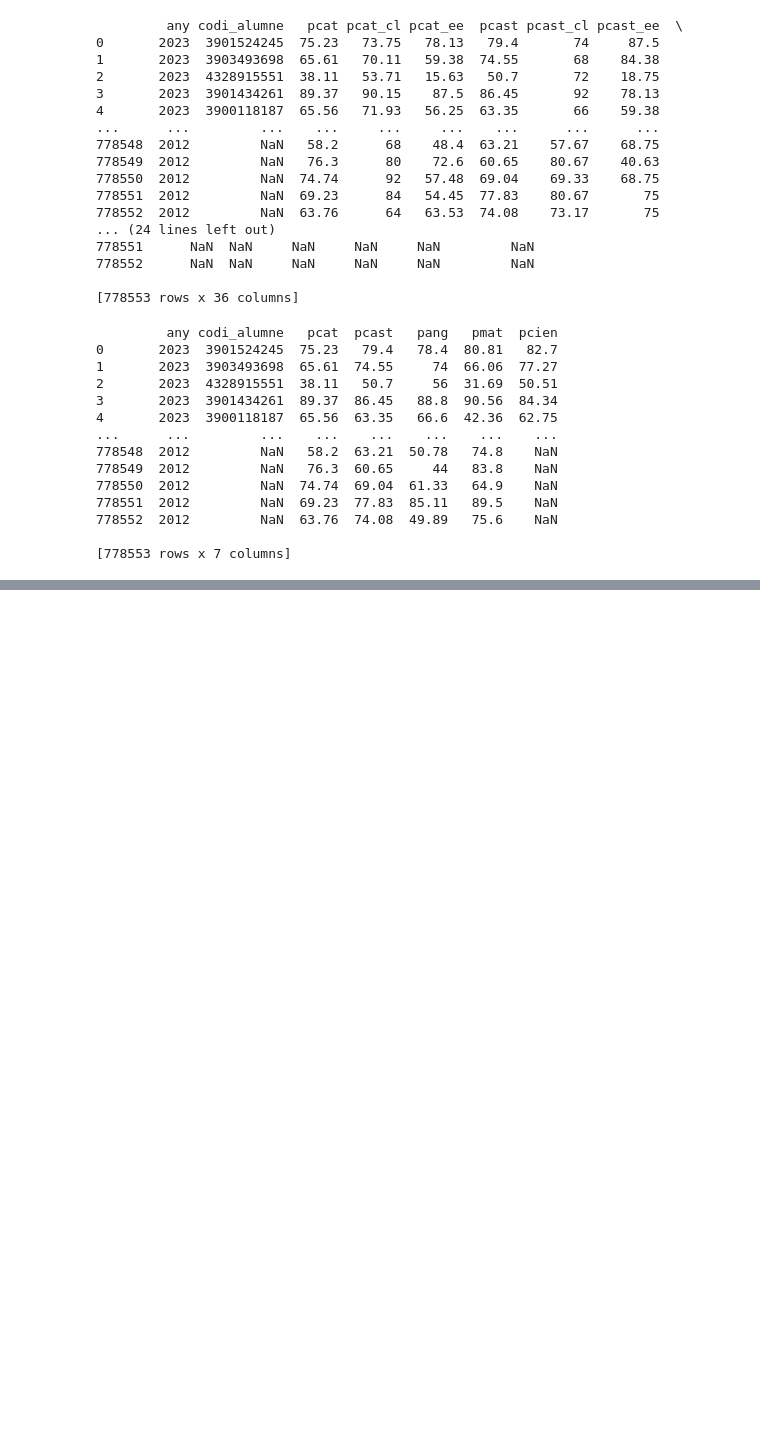
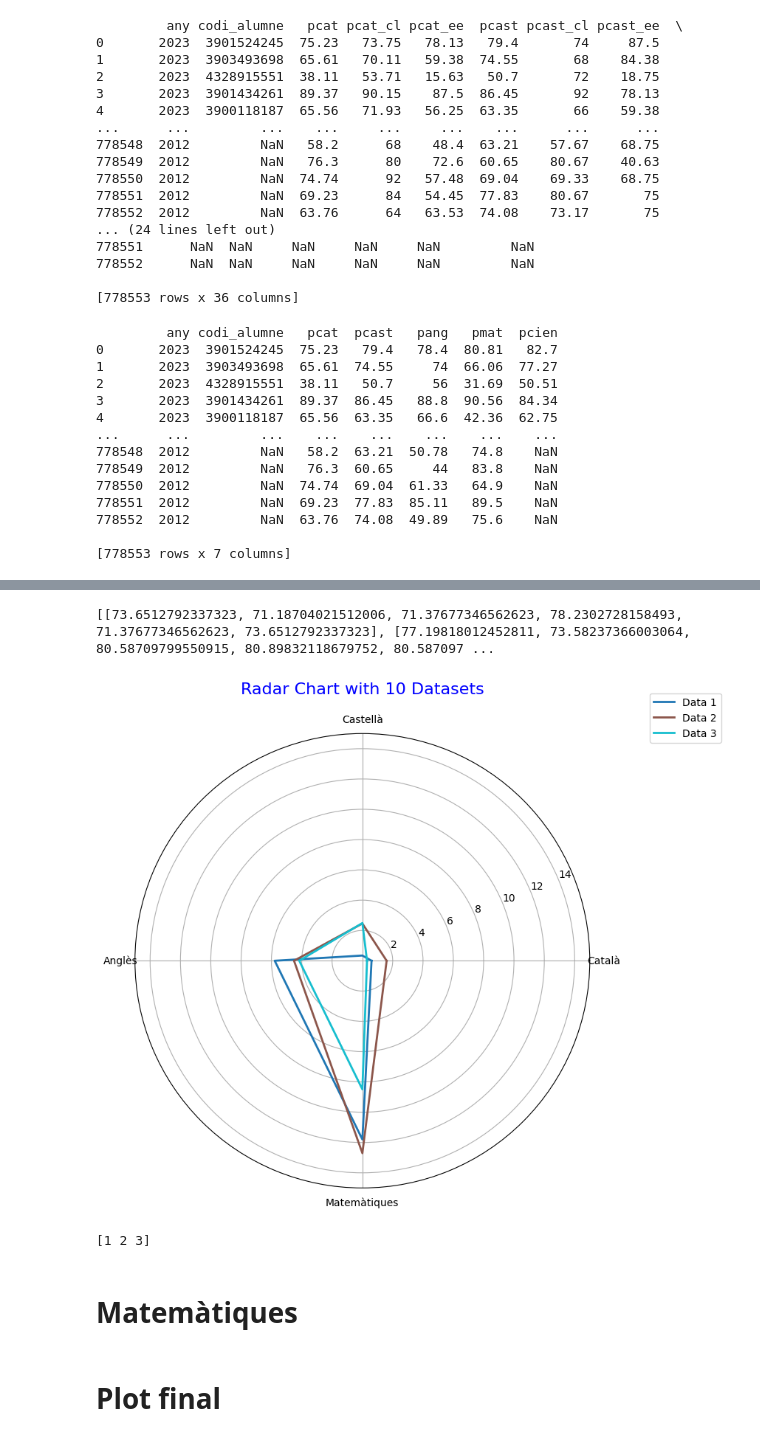
Before and after one commit to edejuan2002/avdm_Competecies, a Jupyter notebook: Andreu/Andreu.ipynb, the cells around one changed output, grey strips where cells are left out. Saved outputs shown, nothing was run; the diff lists cells and outputs as text; code cells hidden in the pictures; blank space fills up the shorter version.

```diff
--- a/Andreu/Andreu.ipynb
+++ b/Andreu/Andreu.ipynb
@@ -227,0 +379,58 @@ print(mquart)
+# %%
+mdif=np.array(mquart1)-np.array(msise1)
+mdif=np.abs(mdif)
+print(msise1)
+# %% [output]
+[[73.6512792337323, 71.18704021512006, 71.37677346562623, 78.2302728158493, 71.37677346562623, 73.6512792337323], [77.19818012452811, 73.58237366003064, 80.58709799550915, 80.89832118679752, 80.587097 ...
+# %%
+#12 anys en blocs de 4 per veure la progressió general
+import numpy as np
+import matplotlib.pyplot as plt
+
+# Example data for 10 sets
+mquart1 = [
+    list(np.abs((mquart[0]+mquart[1]+mquart[2]+mquart[3])/4-(msise[2]+msise[3]+msise[4]+msise[5])/4)),  # Data 0
+    list(np.abs((mquart[4]+mquart[5]+mquart[6]+mquart[7])/4-(msise[6]+msise[7]+msise[8]+msise[9])/4)),  # Data 1
+    list(np.abs((mquart[8]+mquart[9]+mquart[10]+mquart[11])/4-(msise[11]+msise[12]+msise[13])/3))  # Data 2
+]
+
+
+# Categories
+categories = ['Català', 'Castellà', 'Anglès', 'Matemàtiques']
+
+# Calculate angles
+angles = np.linspace(0, 2 * np.pi, len(categories), endpoint=False).tolist()
+angles += angles[:1]  # Close the circle
+
+# Create the figure and axis
+fig, ax = plt.subplots(figsize=(8, 8), subplot_kw={'projection': 'polar'})
+
+# Plot each dataset
+colors = plt.cm.tab10(np.linspace(0, 1, len(mquart1)))  # Generate 10 distinct colors
+for idx, values in enumerate(mquart1):
+    values += values[:1]  # Close the data loop
+    ax.plot(angles, values, linewidth=2, linestyle='solid', label=f'Data {idx + 1}', color=colors[idx])
+    #ax.fill(angles, values, alpha=0.25, color=colors[idx])  # Optional fill
+
+# Configure labels and title
+ax.set_xticks(angles[:-1])  # Set category labels
+ax.set_xticklabels(categories)
+plt.ylim([0,15])
+plt.title('Radar Chart with 10 Datasets', size=16, color='blue', pad=20)
+
+# Add legend
+ax.legend(loc='upper right', bbox_to_anchor=(1.3, 1.1))
+
+# Show the plot
+plt.show()
+# %% [output]
+[figure, added]
+# %%
+a=np.array([1,2,3,4])
+print(a[0:3])
+# %% [output]
+[1 2 3]
+# %% [markdown]
+# Matemàtiques
+# %% [markdown]
+# Plot final
```
Also changed, not shown: parts of 14 cells of this notebook, 1 other file.
